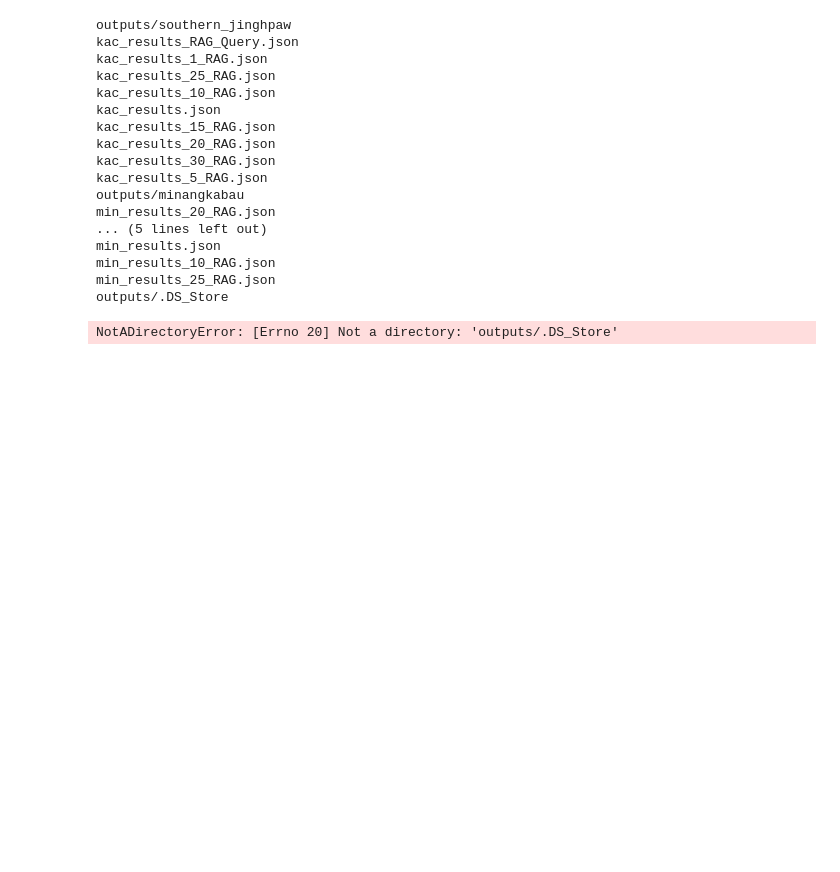
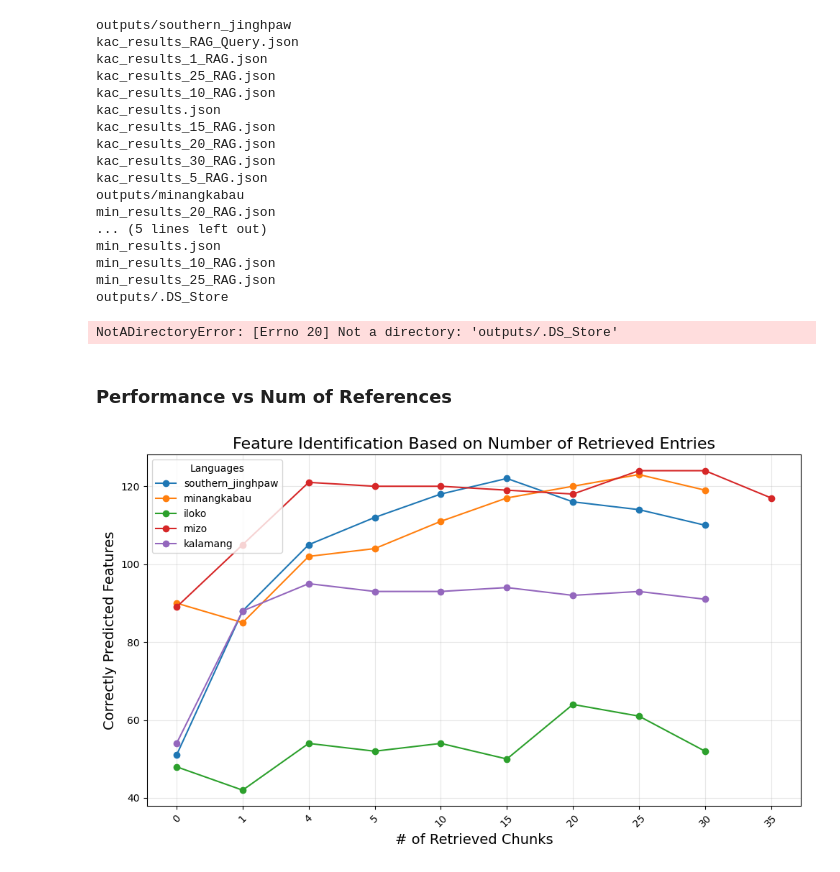
Before and after one commit to jonathanhus/gram_features, a Jupyter notebook: grambank-eval.ipynb, the cells around one changed output. Saved outputs shown, nothing was run; the diff lists cells and outputs as text; code cells hidden in the pictures; blank space fills up the shorter version.

```diff
--- a/grambank-eval.ipynb
+++ b/grambank-eval.ipynb
@@ -337,3 +348,32 @@ min_results_10_RAG.json
 min_results_25_RAG.json
 outputs/.DS_Store
 NotADirectoryError: [Errno 20] Not a directory: 'outputs/.DS_Store'
+# %% [markdown]
+### Performance vs Num of References
+# %%
+import matplotlib.pyplot as plt
+
+# Extract relevant data for the graph
+x_labels = ['baseline'] + sorted(set(key for subdict in scores.values() for key in subdict if key.startswith('rag_')), key=lambda k: int(k.split('_')[1]))
+x_indices = [label for label in x_labels]  # Full labels (used for retrieving data)
+x_display = ['0' if label == 'baseline' else label.split('_')[1] for label in x_labels]  # Stripped labels for the x-axis
+
+# Plot each language's data
+plt.figure(figsize=(10, 6))
+for language, metrics in scores.items():
+    y_values = [metrics.get(label, None) for label in x_indices]  # Get y-values for the x-axis points
+    plt.plot(x_display, y_values, marker='o', label=language)
+
+# Customize the plot
+plt.title('Feature Identification Based on Number of Retrieved Entries', fontsize=16)
+plt.xlabel('# of Retrieved Chunks', fontsize=14)
+plt.ylabel('Correctly Predicted Features', fontsize=14)
+plt.xticks(rotation=45)
+plt.legend(title='Languages', loc='upper left', fontsize=10)
+plt.grid(alpha=0.3)
+
+# Show the plot
+plt.tight_layout()
+plt.show()
+# %% [output]
+[figure, added]
```
Also changed, not shown: parts of 4 cells of this notebook.
